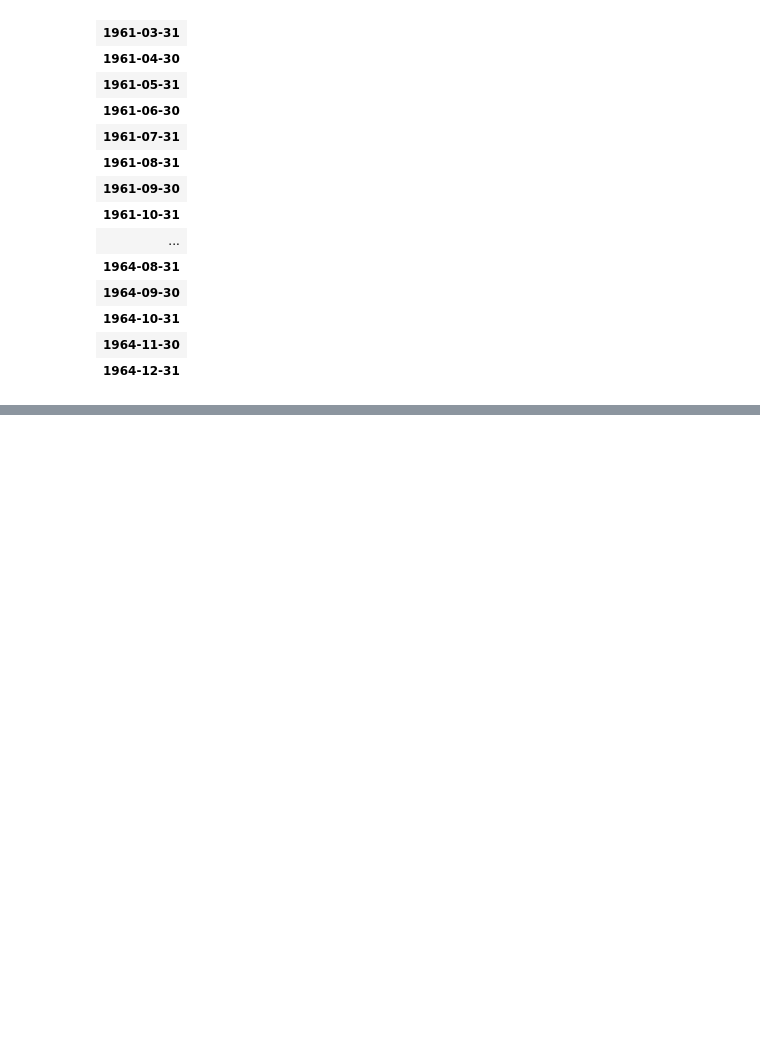
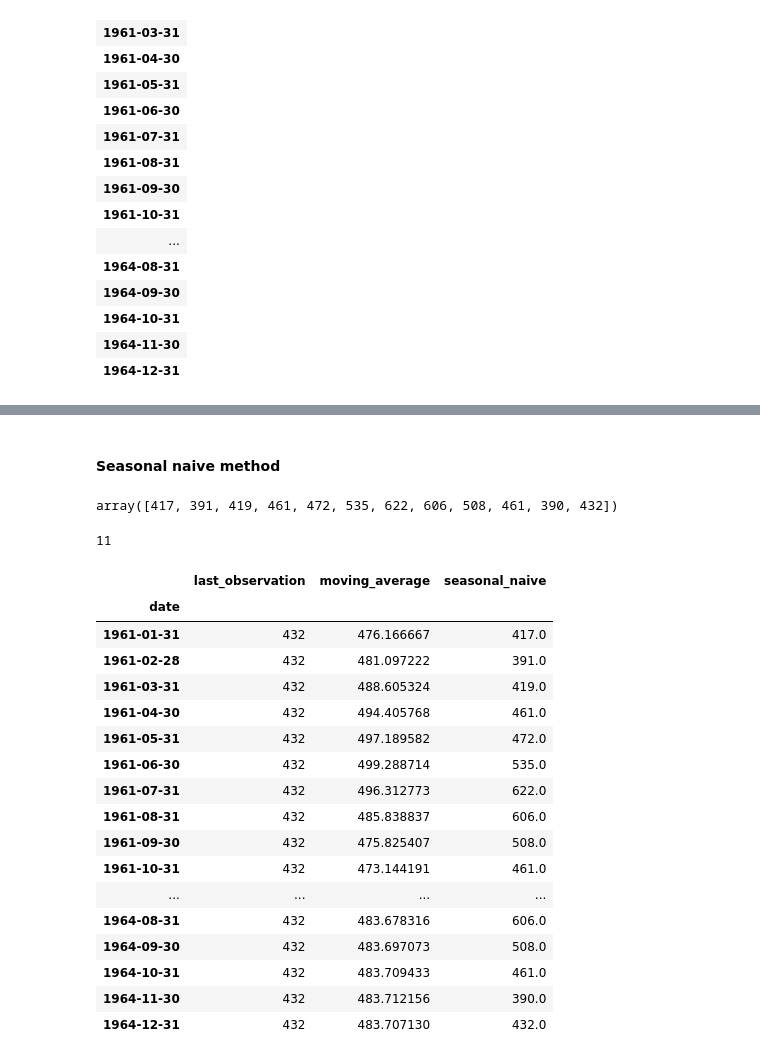
Before and after one commit to BinethBasilu/Time-Series-Forecasting-Python-, a Jupyter notebook: 5_Baseline/code.ipynb, the cells around one changed output, grey strips where cells are left out. Cells and saved outputs as stored; diff of their text form; code cells hidden in the pictures; blank space fills up the shorter version.

Commit message:
baseline completed with moving average and seasonal naive

```diff
--- a/5_Baseline/code.ipynb
+++ b/5_Baseline/code.ipynb
@@ -99,0 +102,3 @@ df_forecast
+# %%
+df_forecast["last_observation"] = series[-1]
+df_forecast
@@ -99,0 +130,17 @@ df_forecast
+# %%
+HORIZON = 4*12
+window_size = 12
+
+series_last = list(series[-window_size:])
+forecasts = []
+
+for step in range(HORIZON):
+    forecast = np.mean(series_last[-window_size:])
+
+    forecasts.append(forecast)
+    series_last.append(forecast)
+# %%
+idx = df_forecast.index[:HORIZON]
+df_forecast.loc[idx, "moving_average"] = forecasts
+
+df_forecast
@@ -99,0 +168,45 @@ df_forecast
+# %% [markdown]
+#### Seasonal naive method
+# %%
+HORIZON = 12*4
+seasonality = 12
+
+last_season = series[-seasonality:]
+forecasts = []
+
+for step in range(HORIZON):
+    forecast = last_season[step%seasonality]
+
+    forecasts.append(forecast)
+# %%
+last_season
+# %% [output]
+array([417, 391, 419, 461, 472, 535, 622, 606, 508, 461, 390, 432])
+# %%
+23%seasonality
+# %% [output]
+11
+# %%
+idx = df_forecast.index[:HORIZON]
+df_forecast.loc[idx, "seasonal_naive"] = forecasts
+
+df_forecast
+# %% [output]
+|  | last_observation | moving_average | seasonal_naive |
+| date |  |  |  |
+| 1961-01-31 | 432 | 476.166667 | 417.0 |
+| 1961-02-28 | 432 | 481.097222 | 391.0 |
+| 1961-03-31 | 432 | 488.605324 | 419.0 |
+| 1961-04-30 | 432 | 494.405768 | 461.0 |
+| 1961-05-31 | 432 | 497.189582 | 472.0 |
+| 1961-06-30 | 432 | 499.288714 | 535.0 |
+| 1961-07-31 | 432 | 496.312773 | 622.0 |
+| 1961-08-31 | 432 | 485.838837 | 606.0 |
+| 1961-09-30 | 432 | 475.825407 | 508.0 |
+| 1961-10-31 | 432 | 473.144191 | 461.0 |
+| ... | ... | ... | ... |
+| 1964-08-31 | 432 | 483.678316 | 606.0 |
+| 1964-09-30 | 432 | 483.697073 | 508.0 |
+| 1964-10-31 | 432 | 483.709433 | 461.0 |
+| 1964-11-30 | 432 | 483.712156 | 390.0 |
+| 1964-12-31 | 432 | 483.707130 | 432.0 |
```
Also changed, not shown: parts of 8 cells of this notebook.
